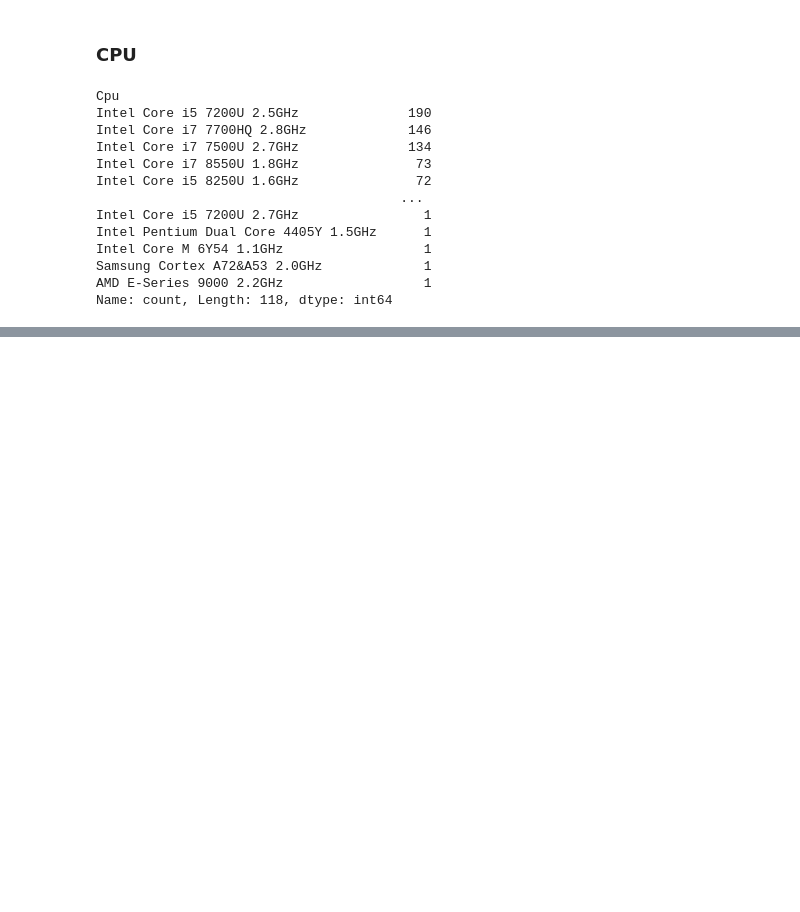
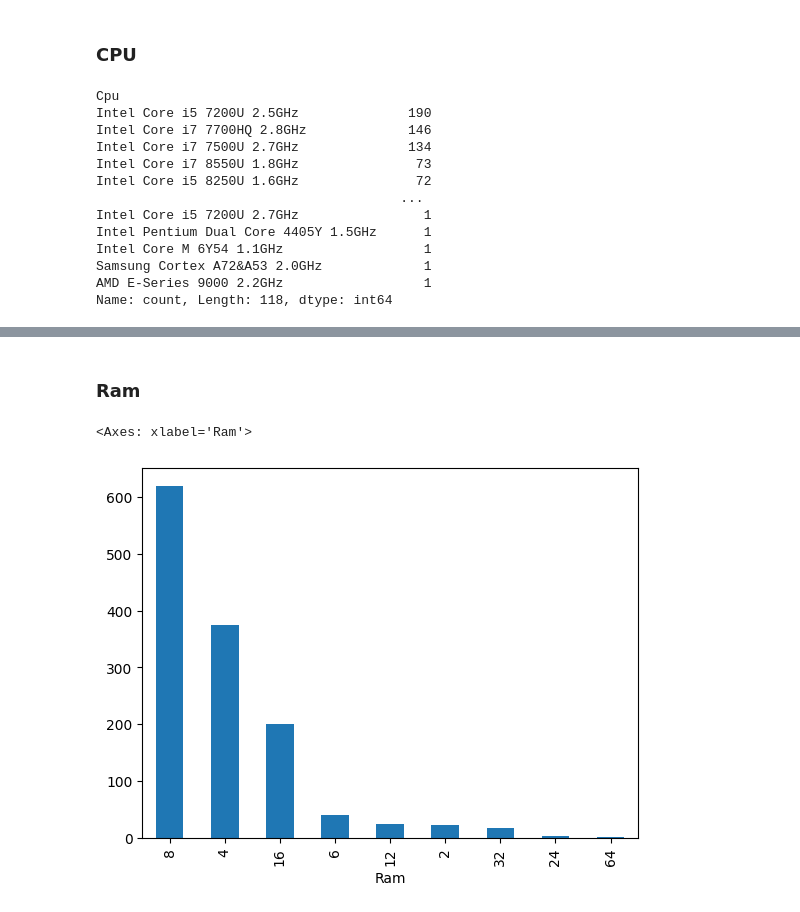
Before and after one commit to ahamudul-hasan/Laptop-Price-Predictor, a Jupyter notebook: src/Project.ipynb, the cells around one changed output, grey strips where cells are left out. Drawn from its saved outputs; the diff is of its cells as text; code cells hidden in the pictures; blank space fills up the shorter version.

```diff
--- a/src/Project.ipynb
+++ b/src/Project.ipynb
@@ -337,0 +396,7 @@ Name: count, Length: 118, dtype: int64
+# %% [markdown]
+### Ram
+# %%
+df['Ram'].value_counts().plot(kind='bar')
+# %% [output]
+<Axes: xlabel='Ram'>
+[figure, added]
```
Also changed, not shown: parts of 31 cells of this notebook.
